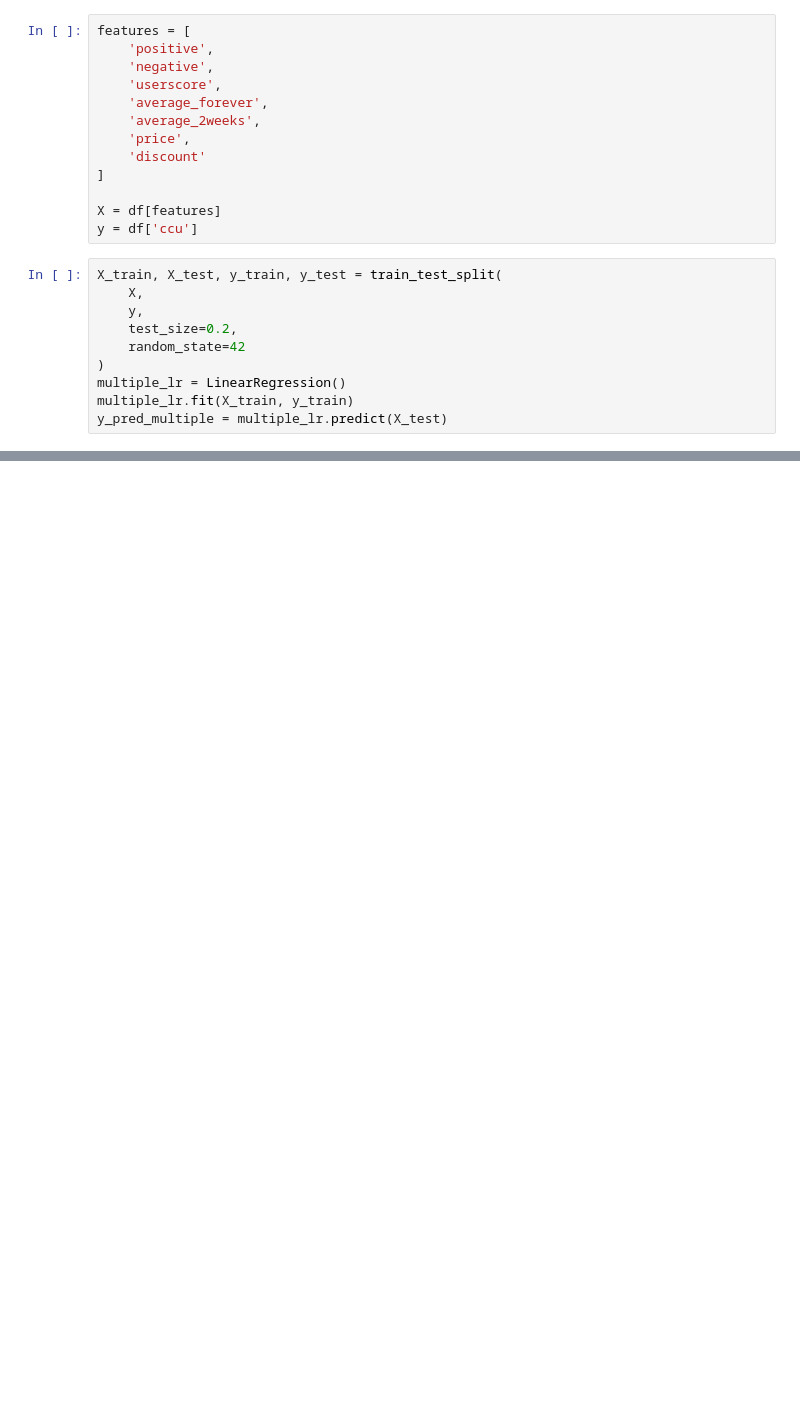
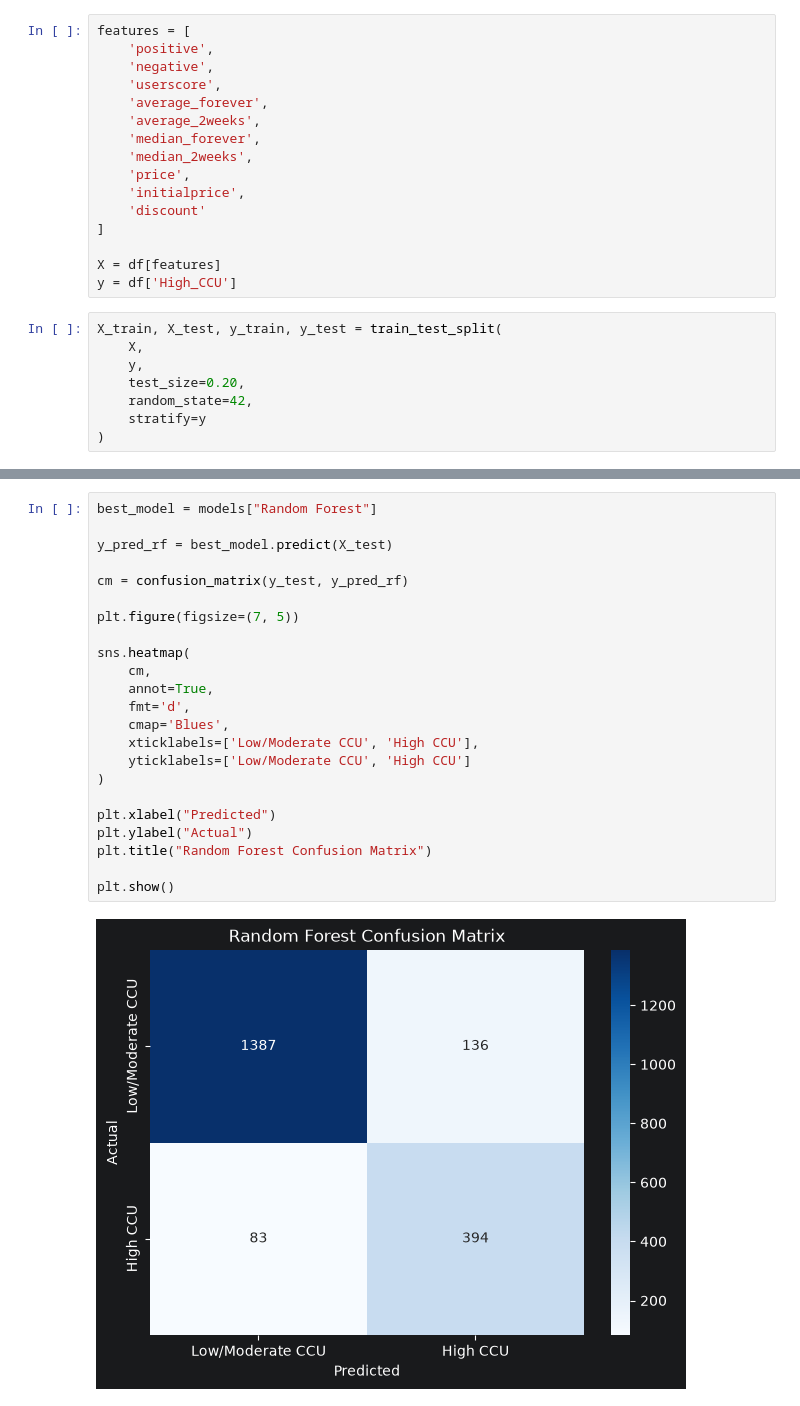
Before and after one commit to Code-gtalc/ML, a Jupyter notebook: lab4.ipynb, the cells around one changed output, grey strips where cells are left out. Cells and saved outputs as stored; diff of their text form; blank space fills up the shorter version.

```diff
--- a/lab4.ipynb
+++ b/lab4.ipynb
@@ -97,19 +63,20 @@ features = [
     'userscore',
     'average_forever',
     'average_2weeks',
+    'median_forever',
+    'median_2weeks',
     'price',
+    'initialprice',
     'discount'
 ]
 
 X = df[features]
-y = df['ccu']
+y = df['High_CCU']
 # %%
 X_train, X_test, y_train, y_test = train_test_split(
     X,
     y,
-    test_size=0.2,
-    random_state=42
+    test_size=0.20,
+    random_state=42,
+    stratify=y
 )
-multiple_lr = LinearRegression()
-multiple_lr.fit(X_train, y_train)
-y_pred_multiple = multiple_lr.predict(X_test)
@@ -224,0 +199,25 @@ print(results)
+# %%
+best_model = models["Random Forest"]
+
+y_pred_rf = best_model.predict(X_test)
+
+cm = confusion_matrix(y_test, y_pred_rf)
+
+plt.figure(figsize=(7, 5))
+
+sns.heatmap(
+    cm,
+    annot=True,
+    fmt='d',
+    cmap='Blues',
+    xticklabels=['Low/Moderate CCU', 'High CCU'],
+    yticklabels=['Low/Moderate CCU', 'High CCU']
+)
+
+plt.xlabel("Predicted")
+plt.ylabel("Actual")
+plt.title("Random Forest Confusion Matrix")
+
+plt.show()
+# %% [output]
+[figure, added]
```
Also changed, not shown: parts of 23 cells of this notebook, 1 other file.
